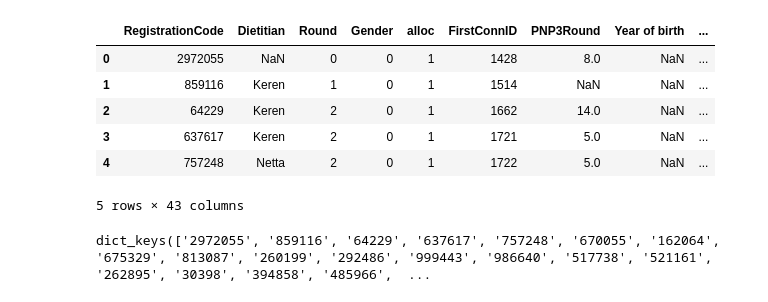
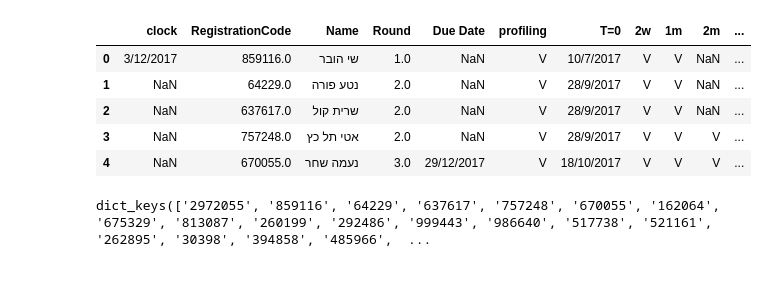
Before and after one commit to ElviraMingazova/MA_Thesis, a Jupyter notebook: GDM_MAGE.ipynb, the cells around one changed output. Cells and saved outputs as stored; diff of their text form; code cells hidden in the pictures.

```diff
--- a/GDM_MAGE.ipynb
+++ b/GDM_MAGE.ipynb
@@ -13,17 +13,16 @@ cgm_df = cgm.df
 # %%
 cgm_df.reset_index(inplace=True)
 # %%
-gdm_df = pd.read_csv('/home/elming/Downloads/GDM_data.csv')
+gdm_df = pd.read_csv('/home/elming/Downloads/GDM_michal.csv')
 # %%
-gdm_df.head()
+gdm_df
 # %% [output]
-|  | RegistrationCode | Dietitian | Round | Gender | alloc | FirstConnID | PNP3Round | Year of birth | ... |
-| 0 | 2972055 | NaN | 0 | 0 | 1 | 1428 | 8.0 | NaN | ... |
-| 1 | 859116 | Keren | 1 | 0 | 1 | 1514 | NaN | NaN | ... |
-| 2 | 64229 | Keren | 2 | 0 | 1 | 1662 | 14.0 | NaN | ... |
-| 3 | 637617 | Keren | 2 | 0 | 1 | 1721 | 5.0 | NaN | ... |
-| 4 | 757248 | Netta | 2 | 0 | 1 | 1722 | 5.0 | NaN | ... |
+|  | clock | RegistrationCode | Name | Round | Due Date | profiling | T=0 | 2w | 1m | 2m | ... |
+| 0 | 3/12/2017 | 859116.0 | שי הובר | 1.0 | NaN | V | 10/7/2017 | V | V | NaN | ... |
+| 1 | NaN | 64229.0 | נטע פורה | 2.0 | NaN | V | 28/9/2017 | V | V | NaN | ... |
+| 2 | NaN | 637617.0 | שרית קול | 2.0 | NaN | V | 28/9/2017 | V | V | NaN | ... |
+| 3 | NaN | 757248.0 | אטי תל כץ | 2.0 | NaN | V | 28/9/2017 | V | V | V | ... |
+| 4 | NaN | 670055.0 | נעמה שחר | 3.0 | 29/12/2017 | V | 18/10/2017 | V | V | V | ... |
-5 rows × 43 columns
 # %%
 gdm_df['RegistrationCode'] = gdm_df['RegistrationCode'].astype(str)
 # %%
```
Also changed, not shown: parts of 10 cells of this notebook, 1 other file.
